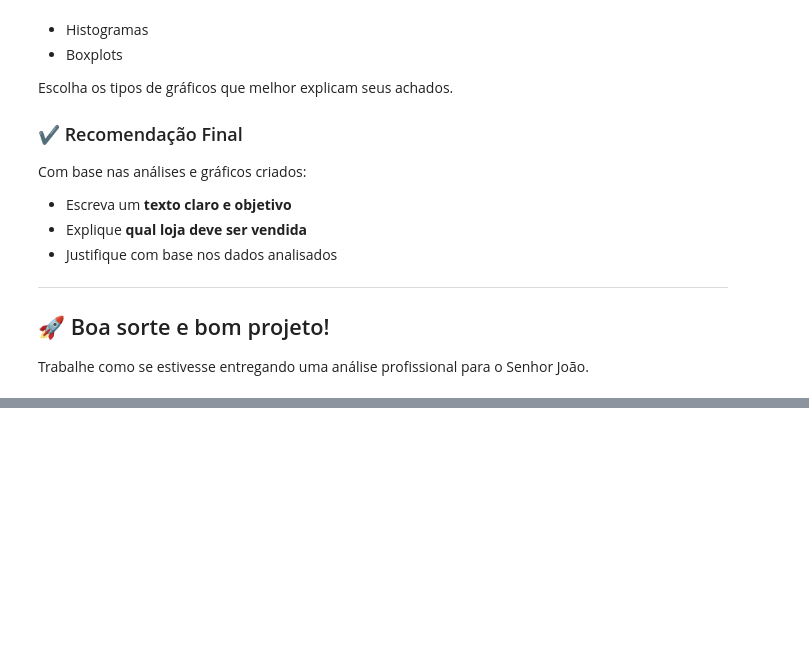
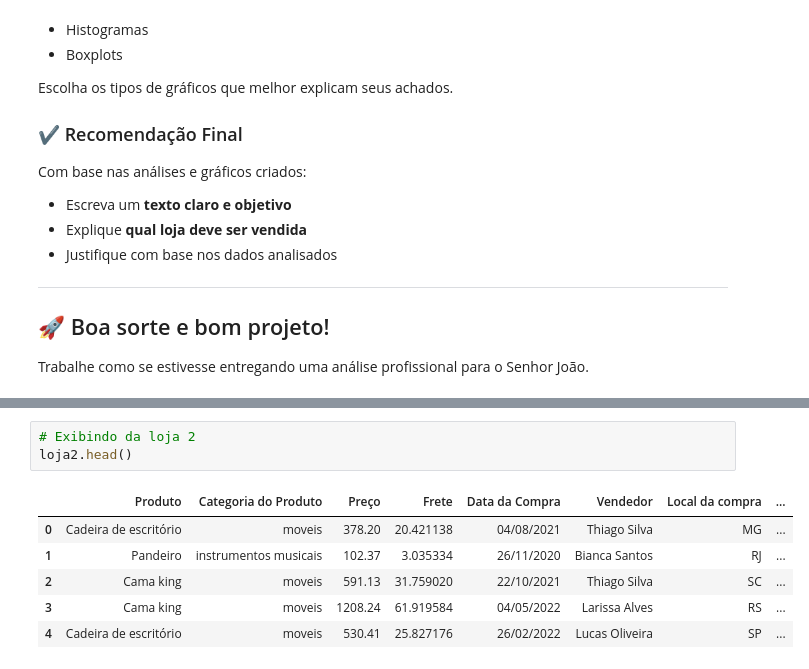
Before and after one commit to Samuel442/challenge-lojas-alura, a Jupyter notebook: challenge_lojas.ipynb, the cells around one changed output, grey strips where cells are left out. Cells and saved outputs as stored; diff of their text form; blank space fills up the shorter version.

```diff
--- a/challenge_lojas.ipynb
+++ b/challenge_lojas.ipynb
@@ -56,0 +79,10 @@ Trabalhe como se estivesse entregando uma análise profissional para o Senhor Jo
+# %%
+# Exibindo da loja 2
+loja2.head()
+# %% [output]
+|  | Produto | Categoria do Produto | Preço | Frete | Data da Compra | Vendedor | Local da compra | ... |
+| 0 | Cadeira de escritório | moveis | 378.20 | 20.421138 | 04/08/2021 | Thiago Silva | MG | ... |
+| 1 | Pandeiro | instrumentos musicais | 102.37 | 3.035334 | 26/11/2020 | Bianca Santos | RJ | ... |
+| 2 | Cama king | moveis | 591.13 | 31.759020 | 22/10/2021 | Thiago Silva | SC | ... |
+| 3 | Cama king | moveis | 1208.24 | 61.919584 | 04/05/2022 | Larissa Alves | RS | ... |
+| 4 | Cadeira de escritório | moveis | 530.41 | 25.827176 | 26/02/2022 | Lucas Oliveira | SP | ... |
```
Also changed, not shown: parts of 16 cells of this notebook.
